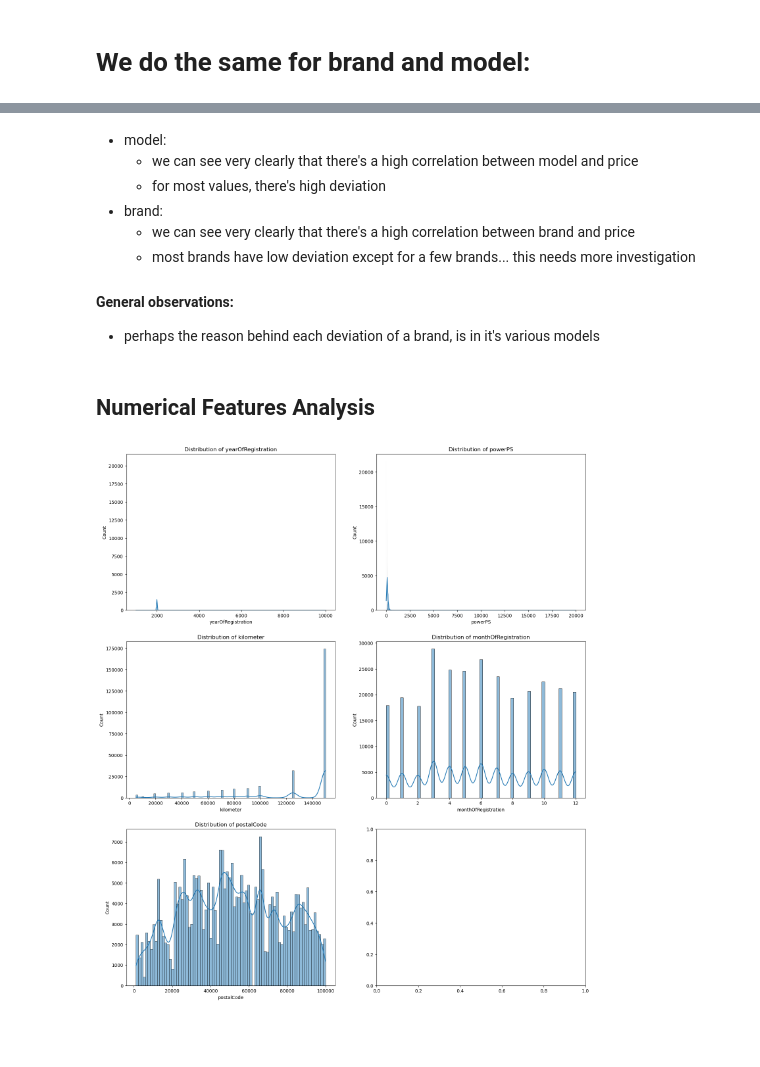
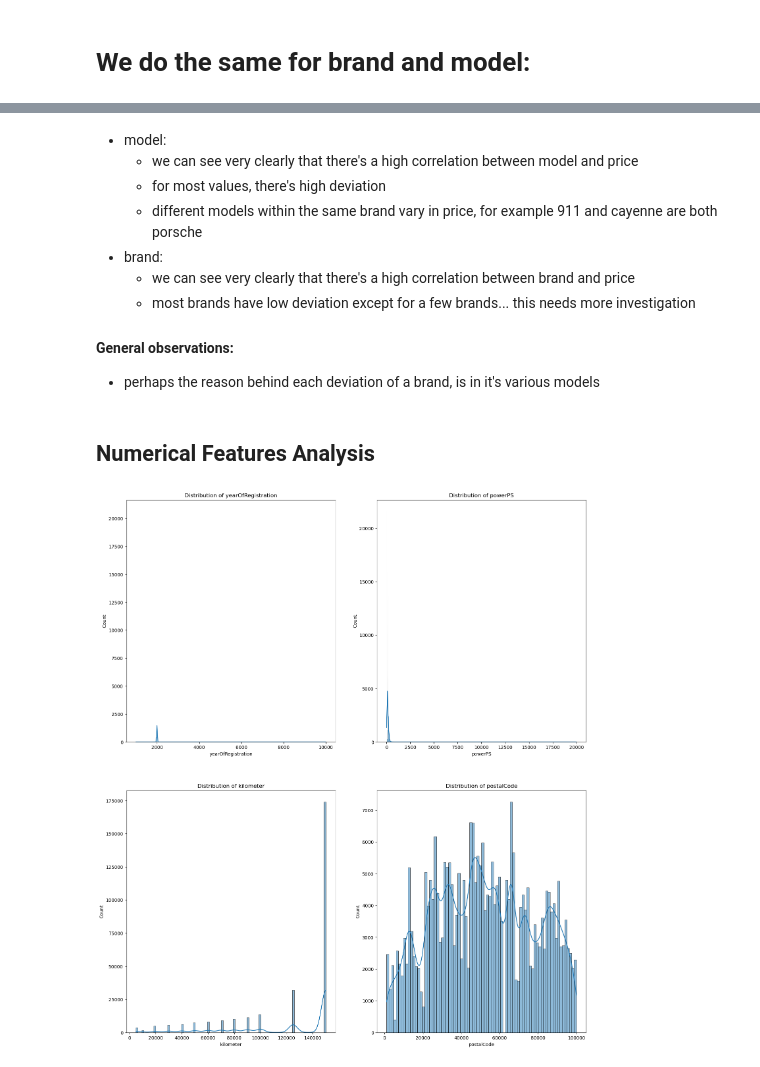
Before and after one commit to hadjoullis/epl448, a Jupyter notebook: demo.ipynb, the cells around one changed output, grey strips where cells are left out. Drawn from its saved outputs; the diff is of its cells as text; code cells hidden in the pictures; blank space fills up the shorter version.

Commit message:
Numerical Features Analysis

```diff
--- a/demo.ipynb
+++ b/demo.ipynb
@@ -573,6 +597,7 @@ axs[1].tick_params(axis='x', rotation=90)
 * model:
    * we can see very clearly that there's a high correlation between model and price
    * for most values, there's high deviation
+   * different models within the same brand vary in price, for example 911 and cayenne are both porsche
 * brand:
    * we can see very clearly that there's a high correlation between brand and price
    * most brands have low deviation except for a few brands... this needs more investigation
@@ -582,16 +607,16 @@ axs[1].tick_params(axis='x', rotation=90)
 # %% [markdown]
 ## Numerical Features Analysis
 # %%
-numerical_features = ['yearOfRegistration', 'powerPS', 'kilometer', 'monthOfRegistration', 'postalCode']
-nrows,ncols = 3,2
+numerical_features = ['yearOfRegistration', 'powerPS', 'kilometer', 'postalCode']
+nrows,ncols = 2,2
 fig, axs = plt.subplots(nrows, ncols, figsize=(18,21))
 i,j = 0,0
 for feature in numerical_features:
     sns.histplot(df[feature], kde=True, ax=axs[i,j])
     axs[i,j].set_title(f"Distribution of {feature}")
     j = j + 1
     if j % ncols == 0:
         i = i + 1
         j = 0
 # %% [output]
-[figure, old version]
+[figure, new version]
```
Also changed, not shown: parts of 7 cells of this notebook.
